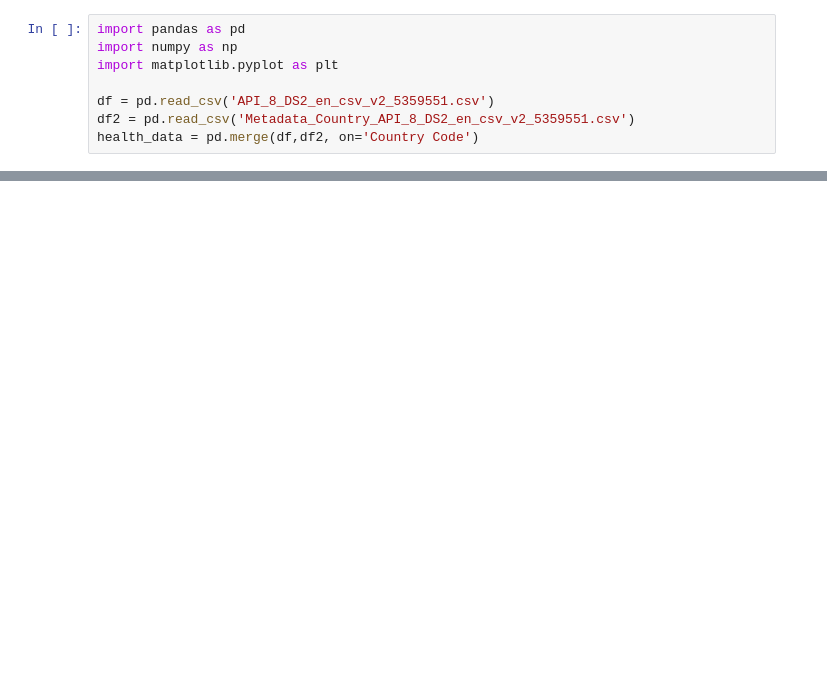
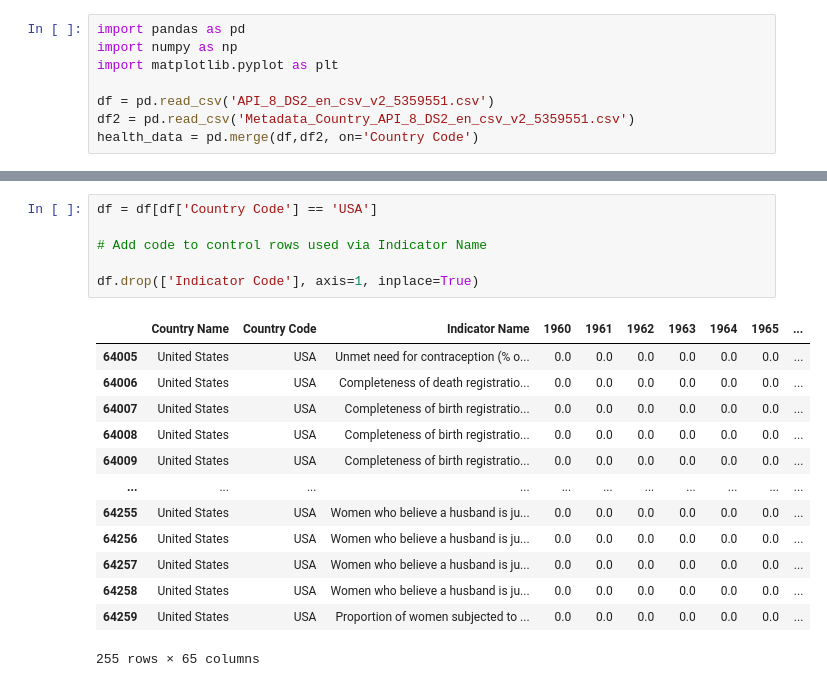
Before and after one commit to abrahamsj/Pandas, a Jupyter notebook: Week8_GroupWork.ipynb, the cells around one changed output, grey strips where cells are left out. Drawn from its saved outputs; the diff is of its cells as text; blank space fills up the shorter version.

```diff
--- a/Week8_GroupWork.ipynb
+++ b/Week8_GroupWork.ipynb
@@ -75,0 +87,20 @@ df_filtered1
+# %%
+df = df[df['Country Code'] == 'USA']
+
+# Add code to control rows used via Indicator Name
+
+df.drop(['Indicator Code'], axis=1, inplace=True)
+# %% [output]
+|  | Country Name | Country Code | Indicator Name | 1960 | 1961 | 1962 | 1963 | 1964 | 1965 | ... |
+| 64005 | United States | USA | Unmet need for contraception (% o... | 0.0 | 0.0 | 0.0 | 0.0 | 0.0 | 0.0 | ... |
+| 64006 | United States | USA | Completeness of death registratio... | 0.0 | 0.0 | 0.0 | 0.0 | 0.0 | 0.0 | ... |
+| 64007 | United States | USA | Completeness of birth registratio... | 0.0 | 0.0 | 0.0 | 0.0 | 0.0 | 0.0 | ... |
+| 64008 | United States | USA | Completeness of birth registratio... | 0.0 | 0.0 | 0.0 | 0.0 | 0.0 | 0.0 | ... |
+| 64009 | United States | USA | Completeness of birth registratio... | 0.0 | 0.0 | 0.0 | 0.0 | 0.0 | 0.0 | ... |
+| ... | ... | ... | ... | ... | ... | ... | ... | ... | ... | ... |
+| 64255 | United States | USA | Women who believe a husband is ju... | 0.0 | 0.0 | 0.0 | 0.0 | 0.0 | 0.0 | ... |
+| 64256 | United States | USA | Women who believe a husband is ju... | 0.0 | 0.0 | 0.0 | 0.0 | 0.0 | 0.0 | ... |
+| 64257 | United States | USA | Women who believe a husband is ju... | 0.0 | 0.0 | 0.0 | 0.0 | 0.0 | 0.0 | ... |
+| 64258 | United States | USA | Women who believe a husband is ju... | 0.0 | 0.0 | 0.0 | 0.0 | 0.0 | 0.0 | ... |
+| 64259 | United States | USA | Proportion of women subjected to ... | 0.0 | 0.0 | 0.0 | 0.0 | 0.0 | 0.0 | ... |
+255 rows × 65 columns
```
Also changed, not shown: parts of 5 cells of this notebook.
